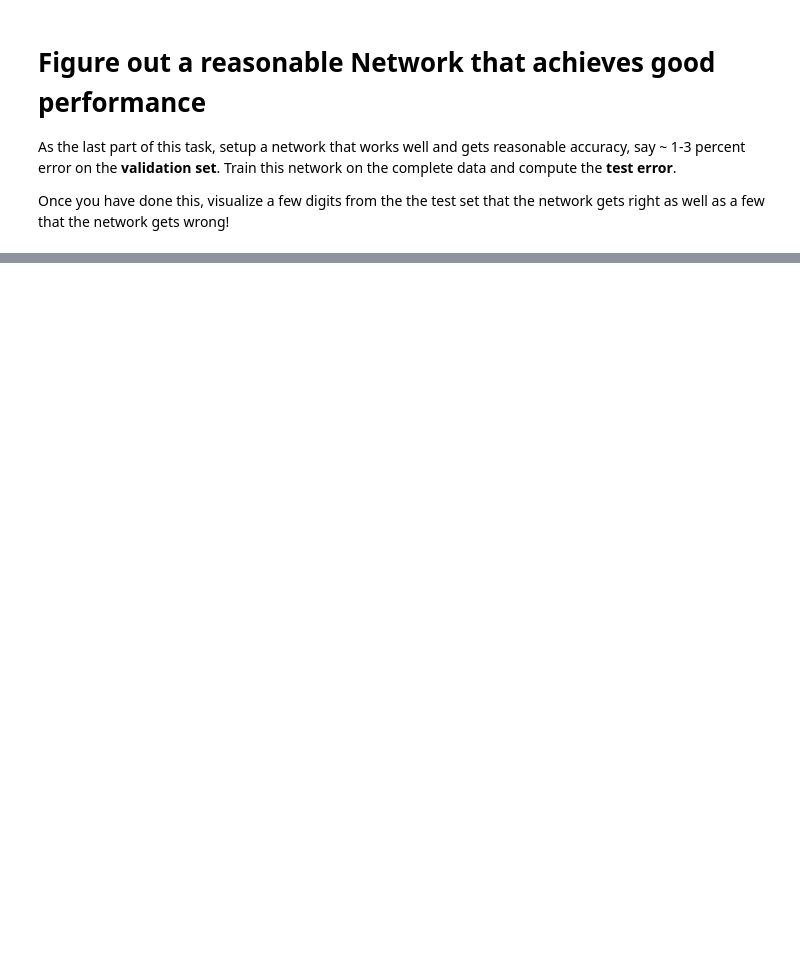
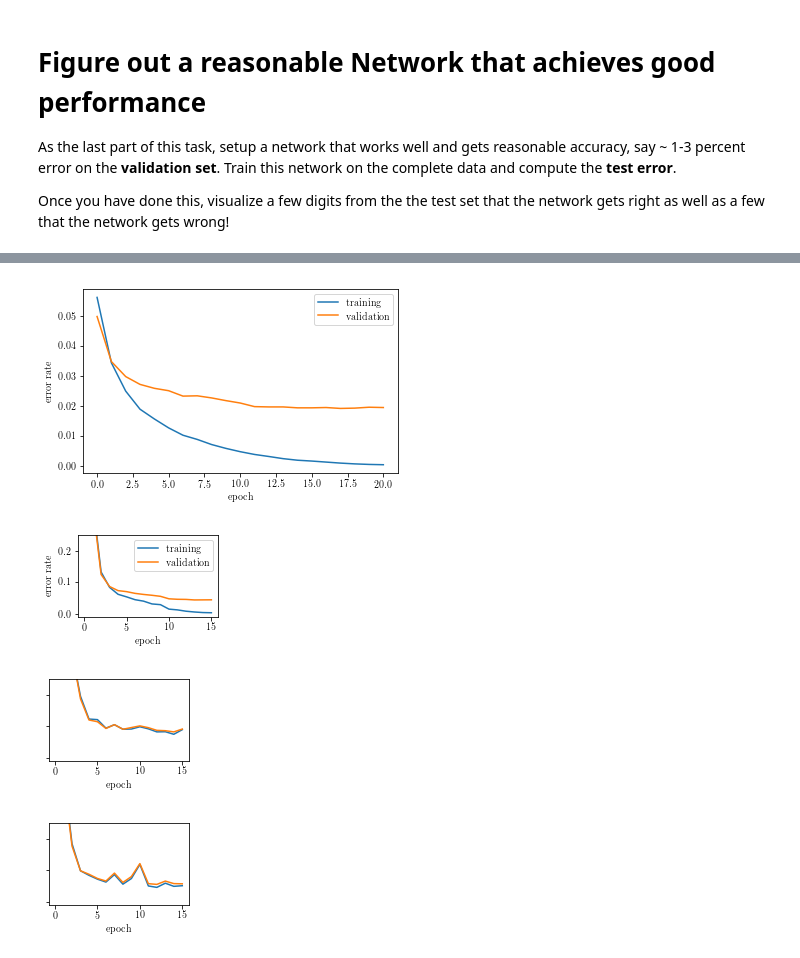
Before and after one commit to dekuenstle/dl_lab_2017, a Jupyter notebook: notebooks/exercise_1.ipynb, the cells around one changed output, grey strips where cells are left out. Saved outputs shown, nothing was run; the diff lists cells and outputs as text; code cells hidden in the pictures; blank space fills up the shorter version.

```diff
--- a/notebooks/exercise_1.ipynb
+++ b/notebooks/exercise_1.ipynb
@@ -753,0 +847,47 @@ show_numbers(X_test, y_test, y_pred, wrong_ix, 5, 'some wrong classified numbers
+# %%
+# setup plot font to look good with latex
+from matplotlib import rc
+rc('font', **{'family': 'serif', 'serif': ['Computer Modern']})
+rc('text', usetex=True)
+
+def plot_axis(ax, row, set_args={}, legend_loc='upper center'):
+    ax.plot(row.train_error.values[0], label='training')
+    ax.plot(row.valid_error.values[0], label='validation')
+    # print(np.sum(np.abs(row.train_error.values[0]-row.valid_error.values[0])))
+    ax.set_xlabel('epoch')
+    ax.set_ylabel('error rate')
+    ax.set(**set_args)
+    if legend_loc is not None:
+        ax.legend(loc=legend_loc)
+
+
+def plot_error(num_row, num_col=1, title=None, rows=[], ax_set_args=[],
+               legend_locs=[], filename=None, size_factor=1):
+    f, axs = plt.subplots(num_row, num_col,
+                          sharex=True, sharey=True, squeeze=False,
+                          figsize=(size_factor*6.27, size_factor*6.27*0.6))
+    for ax, row, set_args, legend_loc in zip(axs.flatten(), rows, ax_set_args, legend_locs):
+        plot_axis(ax, row, set_args, legend_loc)
+    if filename is not None:
+        f.savefig('../reports/assets/'+filename)
+    plt.show()
+
+plot_error(1, 1, None, [pd.DataFrame()
+                        .append(dict(train_error=good_nn_trace['train_error'],
+                                     valid_error=good_nn_trace['valid_error']),
+                                ignore_index=True)],
+           [{}], ['upper right'], 'error_best.pdf', size_factor=0.9)
+ax_args=dict(ylim=(-0.01,0.25))
+plot_error(1, 1, None, [df[df.penalty.isnull()]], [ax_args],
+           ['upper right'], 'error_noreg.pdf', size_factor=0.4)
+ax_args['yticklabels'] = ''
+ax_args['ylabel'] = ''
+plot_error(1, 1, None, [df[df.penalty == 'l1']], [ax_args],
+           [None], 'error_l1.pdf', size_factor=0.4)
+plot_error(1, 1, None, [df[df.penalty == 'l2']], [ax_args],
+           [None], 'error_l2.pdf', size_factor=0.4)
+# %% [output]
+[figure, added]
+[figure, added]
+[figure, added]
+[figure, added]
```
Also changed, not shown: parts of 10 cells of this notebook.
